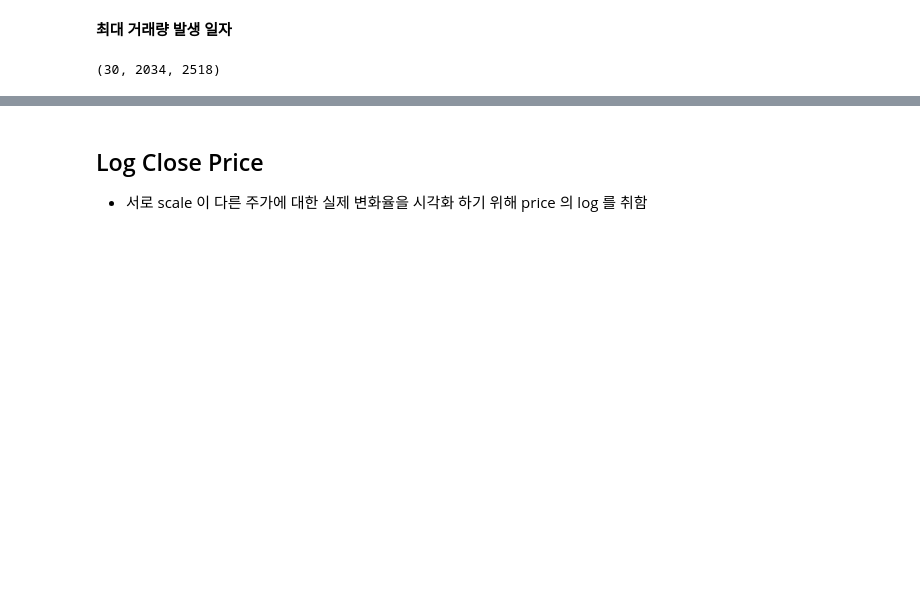
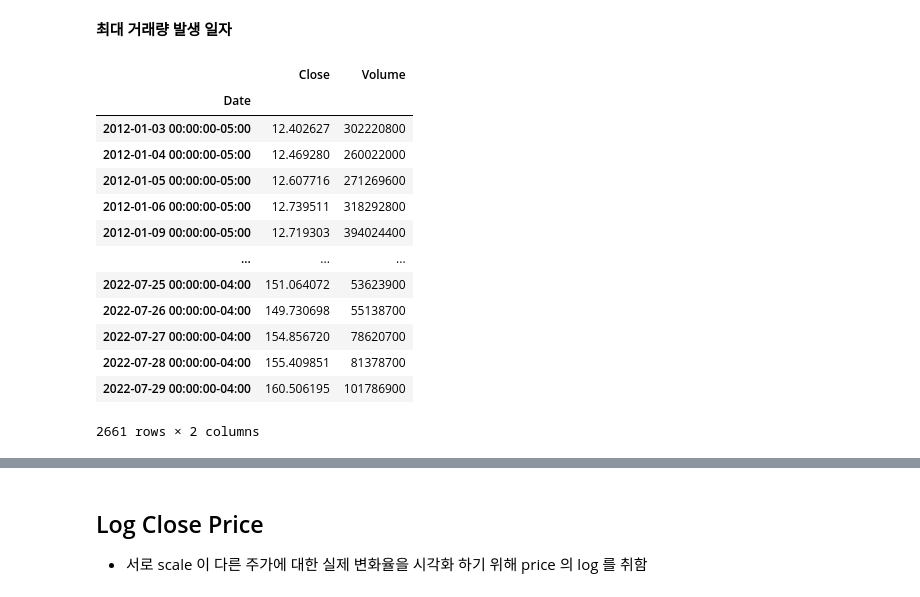
Before and after one commit to ironmanciti/Finance_ML_Lecture, a Jupyter notebook: 041.stockmarket_analysis.ipynb, the cells around one changed output, grey strips where cells are left out. Cells and saved outputs as stored; diff of their text form; code cells hidden in the pictures; blank space fills up the shorter version.

```diff
--- a/041.stockmarket_analysis.ipynb
+++ b/041.stockmarket_analysis.ipynb
@@ -51,6 +65,19 @@ plt.legend();
 # %% [markdown]
 **최대 거래량 발생 일자**
-# %%
-apple['Volume'].argmax(), tesla['Volume'].argmax(), ford['Volume'].argmax()
-# %% [output]
-(30, 2034, 2518)
+# %%
+apple
+# %% [output]
+|  | Close | Volume |
+| Date |  |  |
+| 2012-01-03 00:00:00-05:00 | 12.402627 | 302220800 |
+| 2012-01-04 00:00:00-05:00 | 12.469280 | 260022000 |
+| 2012-01-05 00:00:00-05:00 | 12.607716 | 271269600 |
+| 2012-01-06 00:00:00-05:00 | 12.739511 | 318292800 |
+| 2012-01-09 00:00:00-05:00 | 12.719303 | 394024400 |
+| ... | ... | ... |
+| 2022-07-25 00:00:00-04:00 | 151.064072 | 53623900 |
+| 2022-07-26 00:00:00-04:00 | 149.730698 | 55138700 |
+| 2022-07-27 00:00:00-04:00 | 154.856720 | 78620700 |
+| 2022-07-28 00:00:00-04:00 | 155.409851 | 81378700 |
+| 2022-07-29 00:00:00-04:00 | 160.506195 | 101786900 |
+2661 rows × 2 columns
```
Also changed, not shown: parts of 18 cells of this notebook, 32 other files.
